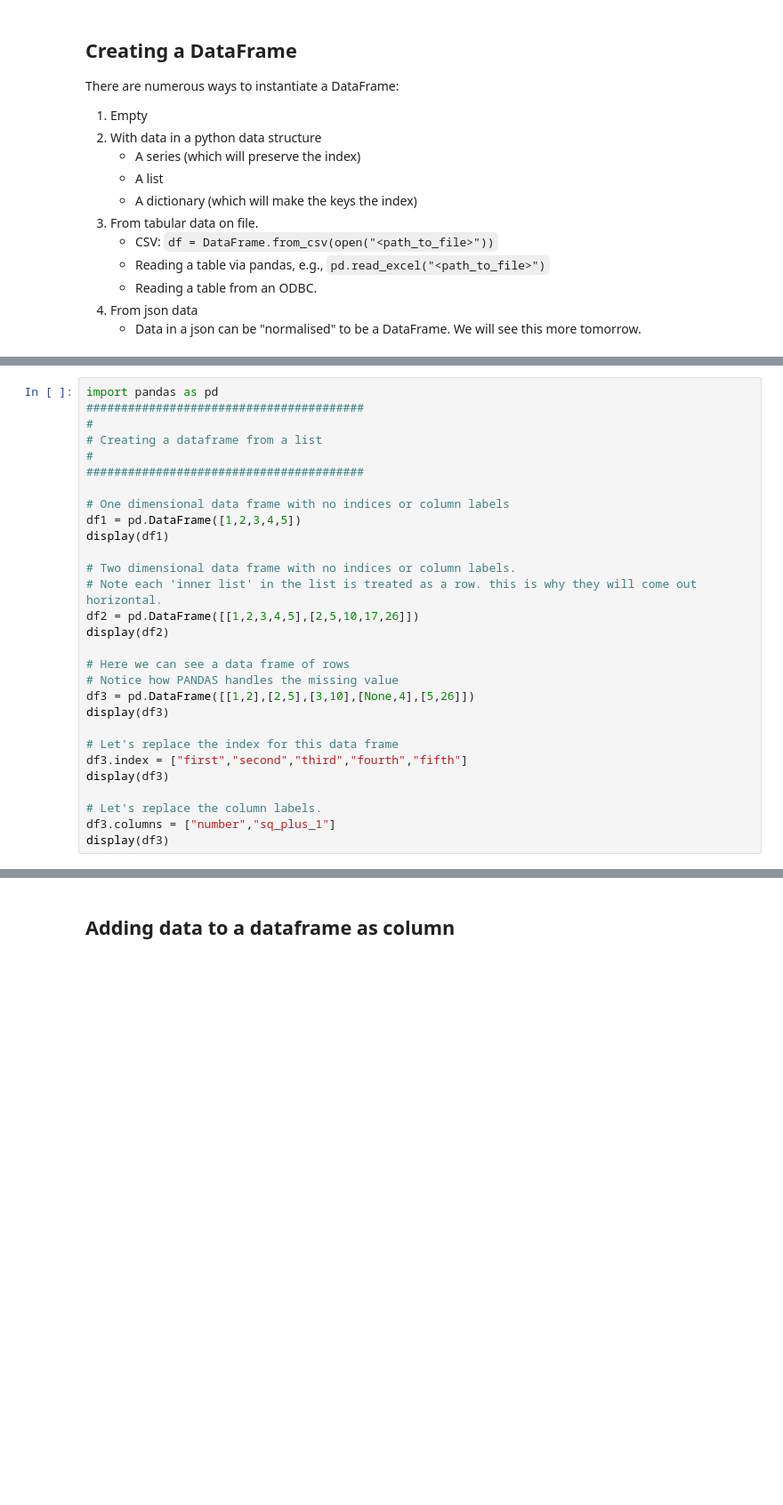
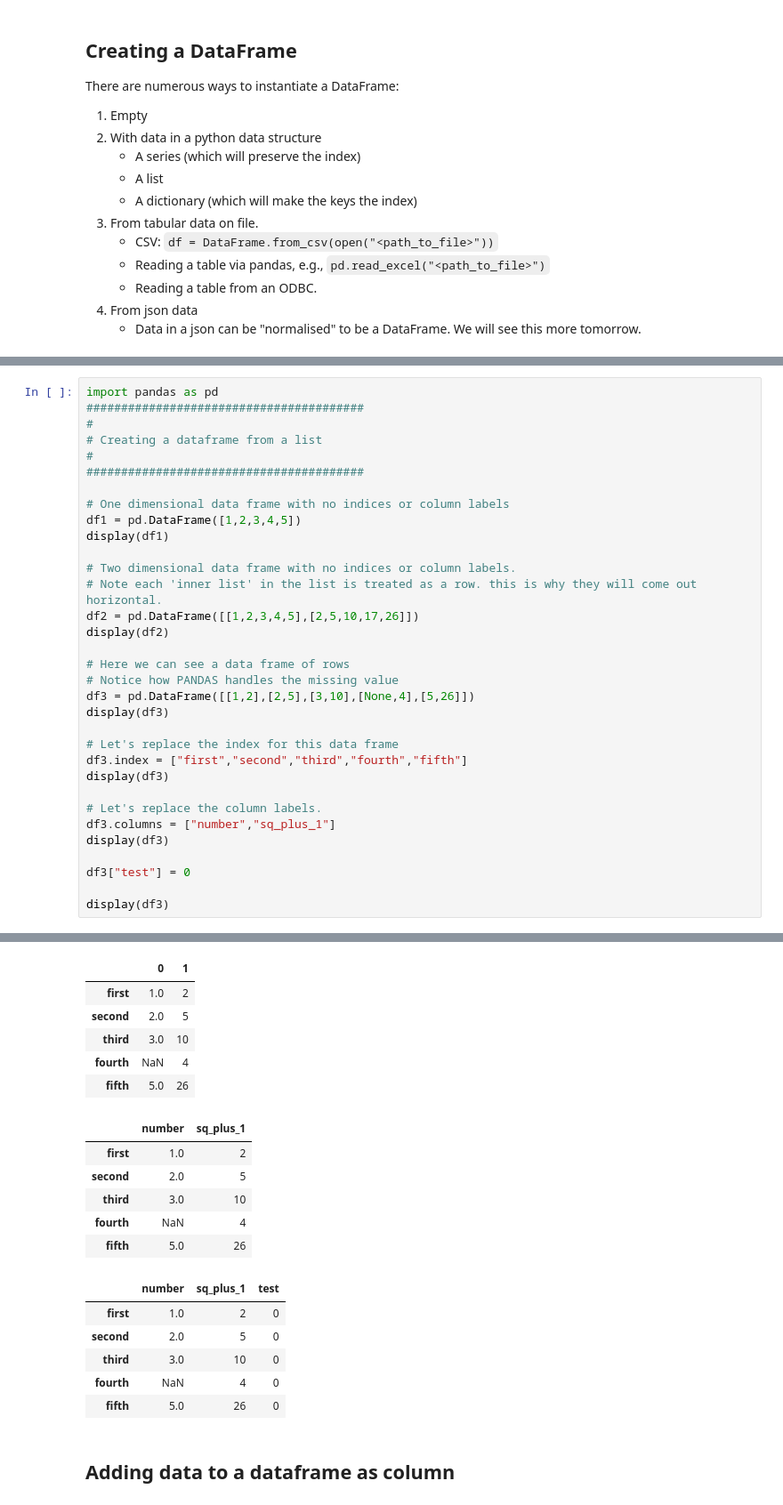
Before and after one commit to oxfordinternetinstitute/sds-python, a Jupyter notebook: Course_Material/Week_2/PySDS_w2-1.ipynb, the cells around one changed output, grey strips where cells are left out. Shown at 89% size. Drawn from its saved outputs; the diff is of its cells as text; blank space fills up the shorter version.

```diff
--- a/Course_Material/Week_2/PySDS_w2-1.ipynb
+++ b/Course_Material/Week_2/PySDS_w2-1.ipynb
@@ -486,3 +738,8 @@ display(df3)
 # Let's replace the column labels.
 df3.columns = ["number","sq_plus_1"]
 display(df3)
+
+df3["test"] = 0
+
+display(df3)
+# %% [output]
@@ -489,3 +761,21 @@ display(df3)
+|  | 0 | 1 |
+| first | 1.0 | 2 |
+| second | 2.0 | 5 |
+| third | 3.0 | 10 |
+| fourth | NaN | 4 |
+| fifth | 5.0 | 26 |
+|  | number | sq_plus_1 |
+| first | 1.0 | 2 |
+| second | 2.0 | 5 |
+| third | 3.0 | 10 |
+| fourth | NaN | 4 |
+| fifth | 5.0 | 26 |
+|  | number | sq_plus_1 | test |
+| first | 1.0 | 2 | 0 |
+| second | 2.0 | 5 | 0 |
+| third | 3.0 | 10 | 0 |
+| fourth | NaN | 4 | 0 |
+| fifth | 5.0 | 26 | 0 |
 # %% [markdown]
 ## Adding data to a dataframe as column
 # %%
```
Also changed, not shown: parts of 33 cells of this notebook, 11 other files.
